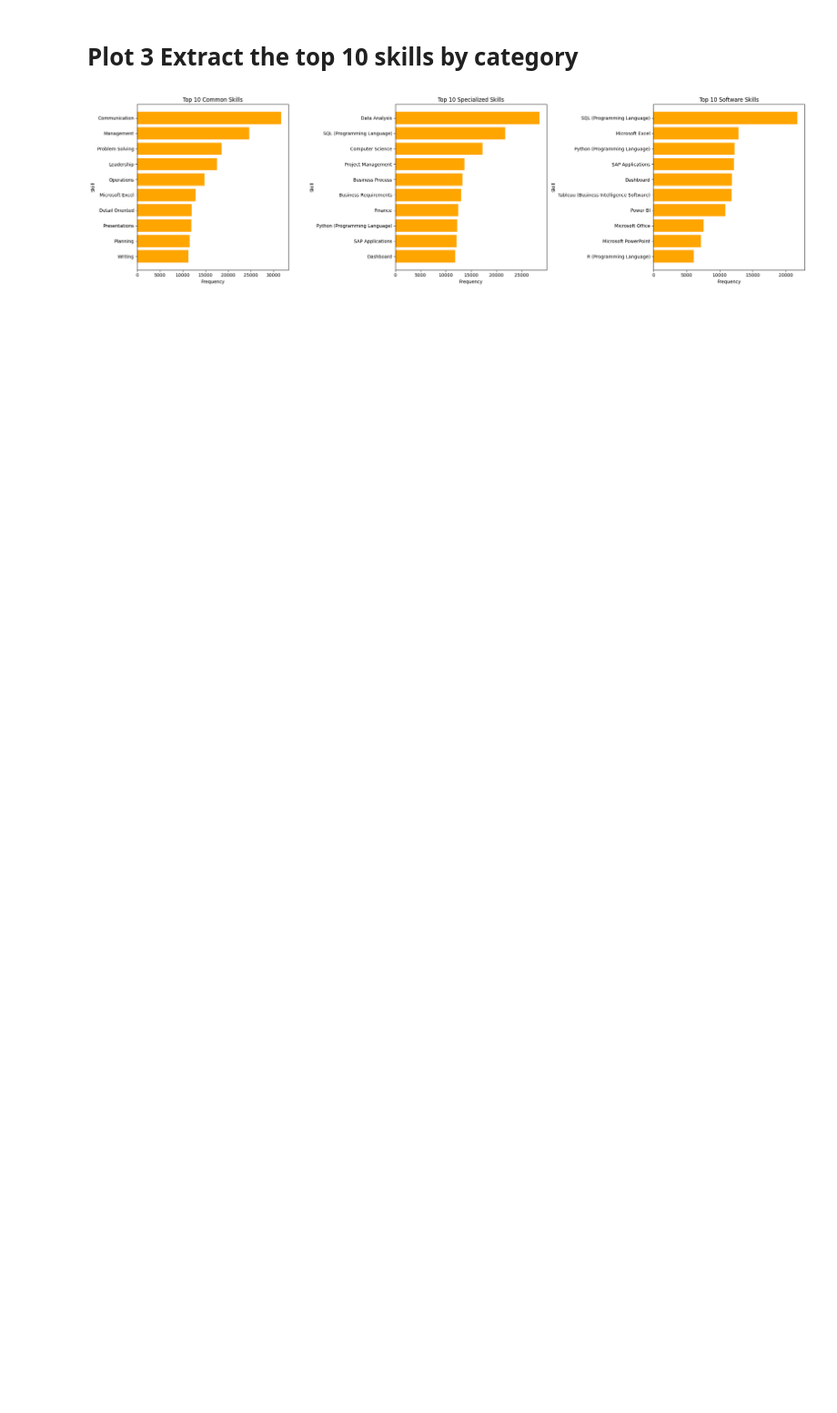
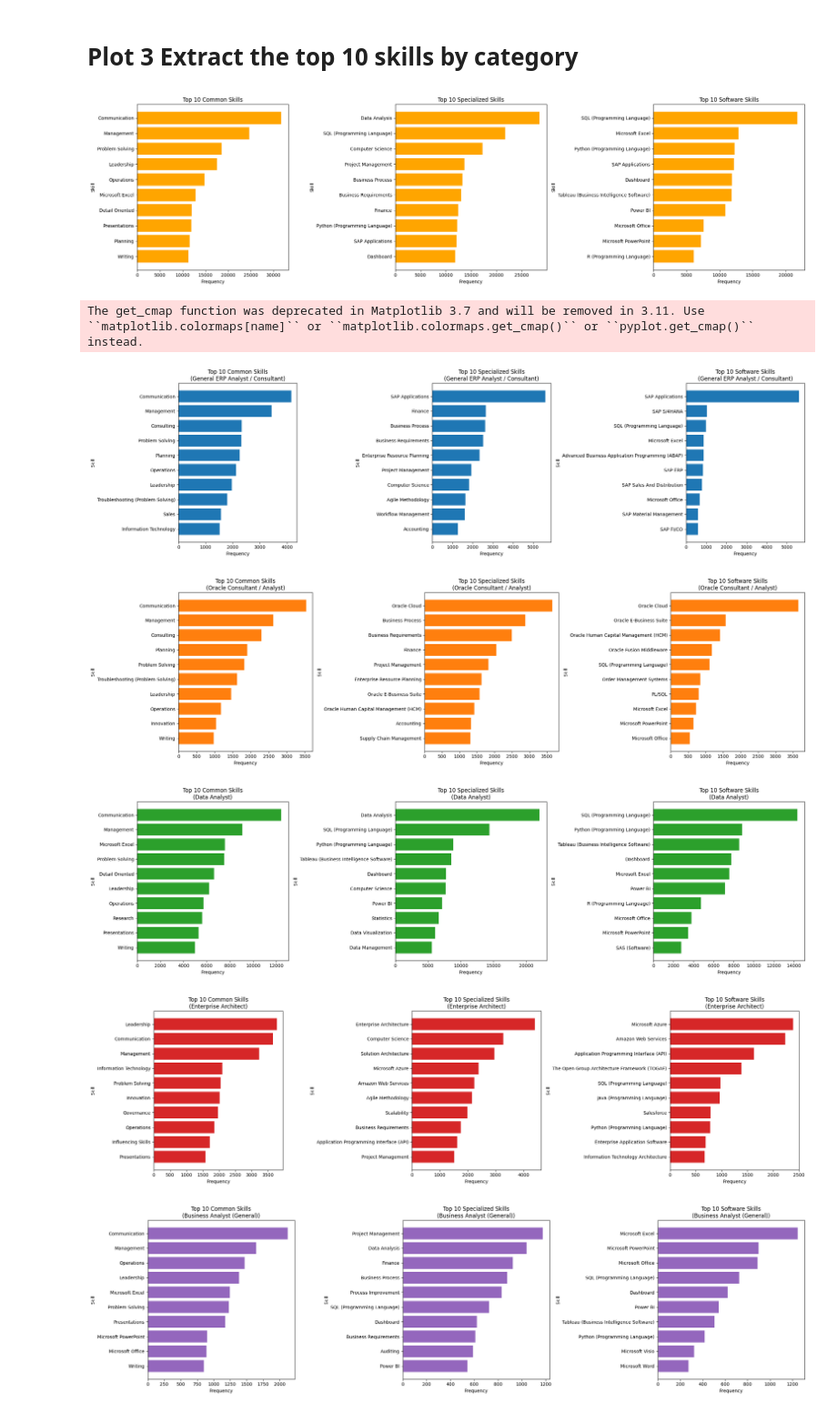
Before and after one commit to MarcoHortiales/AD688-GROUP3-JOB-MARKET-ANALYSIS, a Jupyter notebook: data_analysis.ipynb, the cells around one changed output. Shown at 91% size. Cells and saved outputs as stored; diff of their text form; code cells hidden in the pictures; blank space fills up the shorter version.

Commit message:
created map of salary and job demand by state, adjusted skill plots by job role

```diff
--- a/data_analysis.ipynb
+++ b/data_analysis.ipynb
@@ -100,5 +86,5 @@ selected_columns = [
 
 df_selected = df.select(*selected_columns)
 
-df_selected.pd = df_selected.toPandas()
+df_selected = df_selected.toPandas()
 # %%
@@ -239,0 +228,14 @@ plt.show()
+# %%
+# FIPS to State Abbreviation Mapping
+fips_to_state = {
+    1: "AL", 2: "AK", 4: "AZ", 5: "AR", 6: "CA", 8: "CO", 9: "CT", 10: "DE", 11: "DC",
+    12: "FL", 13: "GA", 15: "HI", 16: "ID", 17: "IL", 18: "IN", 19: "IA", 20: "KS",
+    21: "KY", 22: "LA", 23: "ME", 24: "MD", 25: "MA", 26: "MI", 27: "MN", 28: "MS",
+    29: "MO", 30: "MT", 31: "NE", 32: "NV", 33: "NH", 34: "NJ", 35: "NM", 36: "NY",
+    37: "NC", 38: "ND", 39: "OH", 40: "OK", 41: "OR", 42: "PA", 44: "RI", 45: "SC",
+    46: "SD", 47: "TN", 48: "TX", 49: "UT", 50: "VT", 51: "VA", 53: "WA", 54: "WV",
+    55: "WI", 56: "WY"
+}
+
+# Map numeric codes to abbreviations
+df_selected['STATE'] = df_selected['STATE'].map(fips_to_state)
@@ -245,7 +339,7 @@ import ast
 import pandas as pd
 
 def extract_skills_from_column(spark_df, col_name):
-    pandas_series = spark_df.select(col_name).dropna().toPandas()[col_name]
+    pandas_series = df_selected[col_name].dropna()
     all_skills = []
     for s in pandas_series:
         try:
@@ -291,3 +385,43 @@ plt.tight_layout()
 plt.show()
 # %% [output]
 [figure]
+# %%
+import matplotlib.pyplot as plt
+from matplotlib.cm import get_cmap
+import numpy as np
+
+# Generate N distinct colors using a colormap
+job_roles = df_pd['LOT_V6_SPECIALIZED_OCCUPATION_NAME'].dropna().unique()
+num_roles = len(job_roles)
+cmap = get_cmap('tab20', num_roles)  # Use tab20 or another categorical map
+
+role_to_color = {role: cmap(i) for i, role in enumerate(job_roles)}
+
+for role in job_roles:
+    df_role = df_pd[df_pd['LOT_V6_SPECIALIZED_OCCUPATION_NAME'] == role]
+    role_skill_top10 = {}
+
+    for col, skill_type in skill_categories.items():
+        skill_counter = extract_skills_from_column(df_role[col])
+        top10 = pd.DataFrame(skill_counter.most_common(10), columns=['Skill', 'Count'])
+        role_skill_top10[skill_type] = top10
+
+    # Get color for this role
+    role_color = role_to_color[role]
+
+    # Plot the role's top skills
+    fig, axes = plt.subplots(1, 3, figsize=(22, 6))
+    for ax, (skill_type, df_top10) in zip(axes, role_skill_top10.items()):
+        ax.barh(df_top10['Skill'][::-1], df_top10['Count'][::-1], color=role_color)
+        ax.set_title(f"Top 10 {skill_type} Skills\n({role})")
+        ax.set_xlabel("Frequency")
+        ax.set_ylabel("Skill")
+    plt.tight_layout()
+    plt.show()
+# %% [output]
+The get_cmap function was deprecated in Matplotlib 3.7 and will be removed in 3.11. Use ``matplotlib.colormaps[name]`` or ``matplotlib.colormaps.get_cmap()`` or ``pyplot.get_cmap()`` instead.
+[figure, added]
+[figure, added]
+[figure, added]
+[figure, added]
+[figure, added]
```
Also changed, not shown: parts of 12 cells of this notebook, 1 other file.
